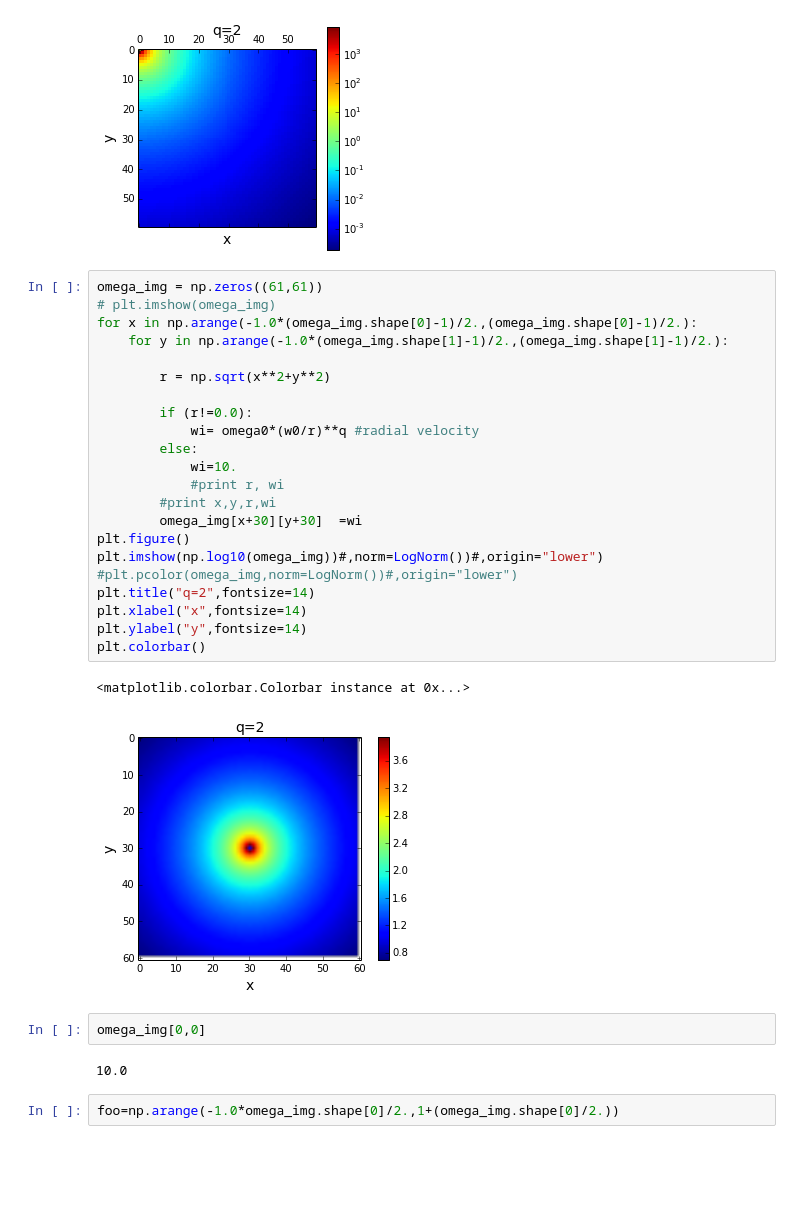
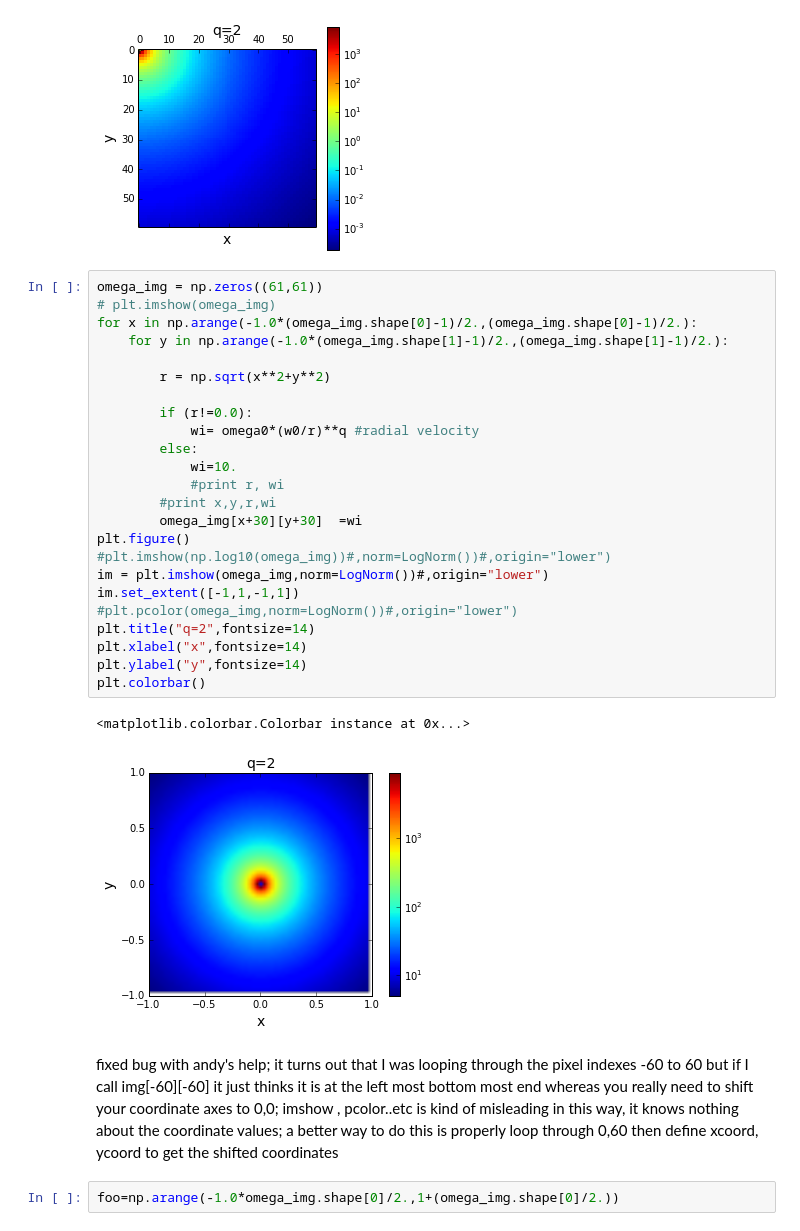
Before and after one commit to dorisjlee/usrp, a Jupyter notebook: notes/06_26_2015.ipynb, the cells around one changed output. Cells and saved outputs as stored; diff of their text form; blank space fills up the shorter version.

```diff
--- a/notes/06_26_2015.ipynb
+++ b/notes/06_26_2015.ipynb
@@ -109,32 +109,32 @@ plt.colorbar()
 # %%
 omega_img = np.zeros((61,61))
 # plt.imshow(omega_img)
 for x in np.arange(-1.0*(omega_img.shape[0]-1)/2.,(omega_img.shape[0]-1)/2.):
     for y in np.arange(-1.0*(omega_img.shape[1]-1)/2.,(omega_img.shape[1]-1)/2.):
 
         r = np.sqrt(x**2+y**2)
 
         if (r!=0.0):
             wi= omega0*(w0/r)**q #radial velocity
         else:
             wi=10.
             #print r, wi
         #print x,y,r,wi
         omega_img[x+30][y+30]  =wi
 plt.figure()
-plt.imshow(np.log10(omega_img))#,norm=LogNorm())#,origin="lower")
+#plt.imshow(np.log10(omega_img))#,norm=LogNorm())#,origin="lower")
+im = plt.imshow(omega_img,norm=LogNorm())#,origin="lower")
+im.set_extent([-1,1,-1,1])
 #plt.pcolor(omega_img,norm=LogNorm())#,origin="lower")
 plt.title("q=2",fontsize=14)
 plt.xlabel("x",fontsize=14)
 plt.ylabel("y",fontsize=14)
 plt.colorbar()
 # %% [output]
 <matplotlib.colorbar.Colorbar instance at 0x...>
-[figure, old version]
+[figure, new version]
-# %%
-omega_img[0,0]
-# %% [output]
-10.0
+# %% [markdown]
+ fixed bug with andy's help; it turns out that I was looping through the pixel indexes -60 to 60 but if I call img[-60][-60] it just thinks it is at the left most bottom most end whereas you really need to shift your coordinate axes to 0,0; imshow , pcolor..etc is kind of misleading in this way, it knows nothing about the coordinate values; a better way to do this is properly loop through 0,60 then define xcoord, ycoord to get the shifted coordinates
 # %%
 foo=np.arange(-1.0*omega_img.shape[0]/2.,1+(omega_img.shape[0]/2.))
 # %%
```
Also changed, not shown: parts of 6 cells of this notebook.
